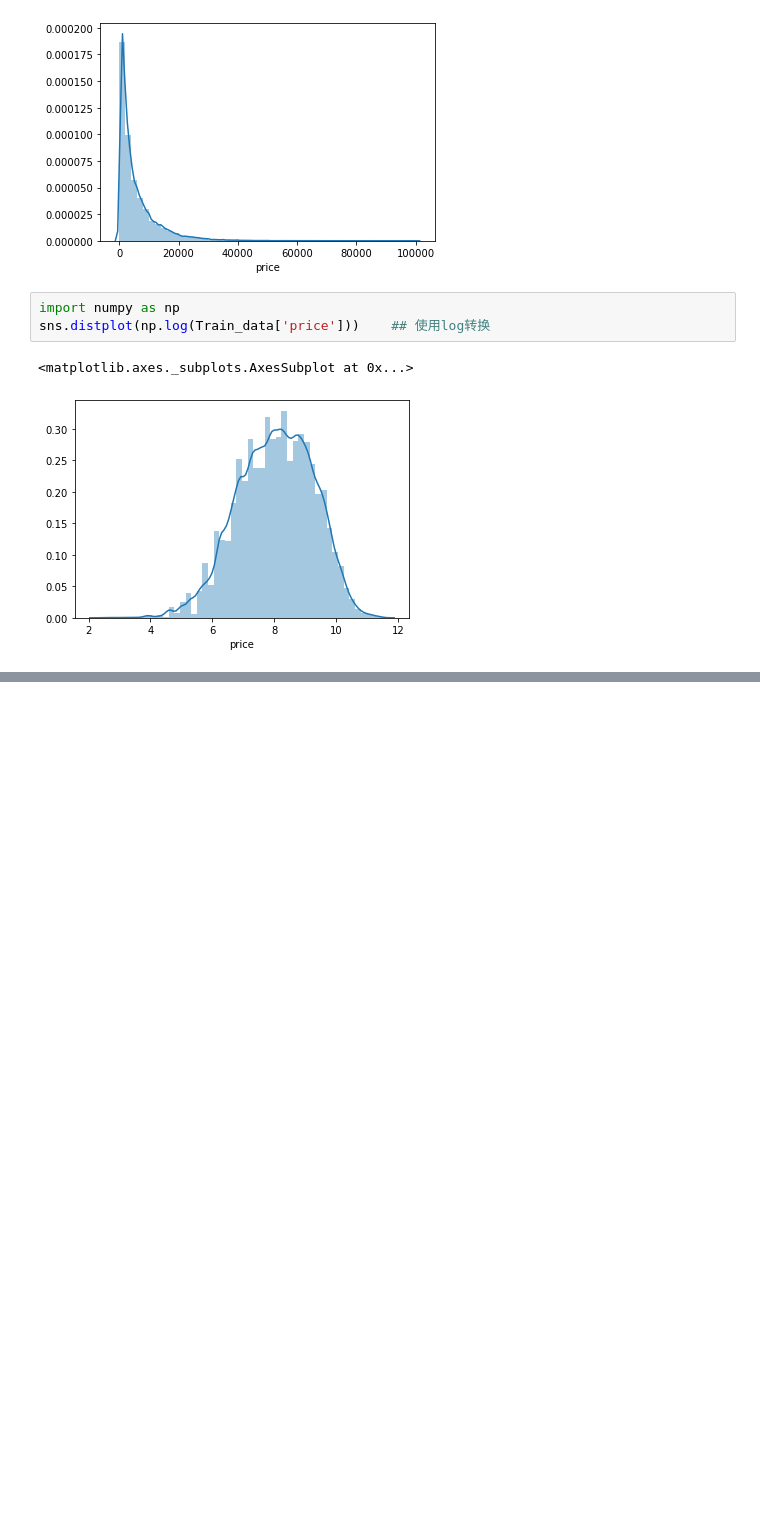
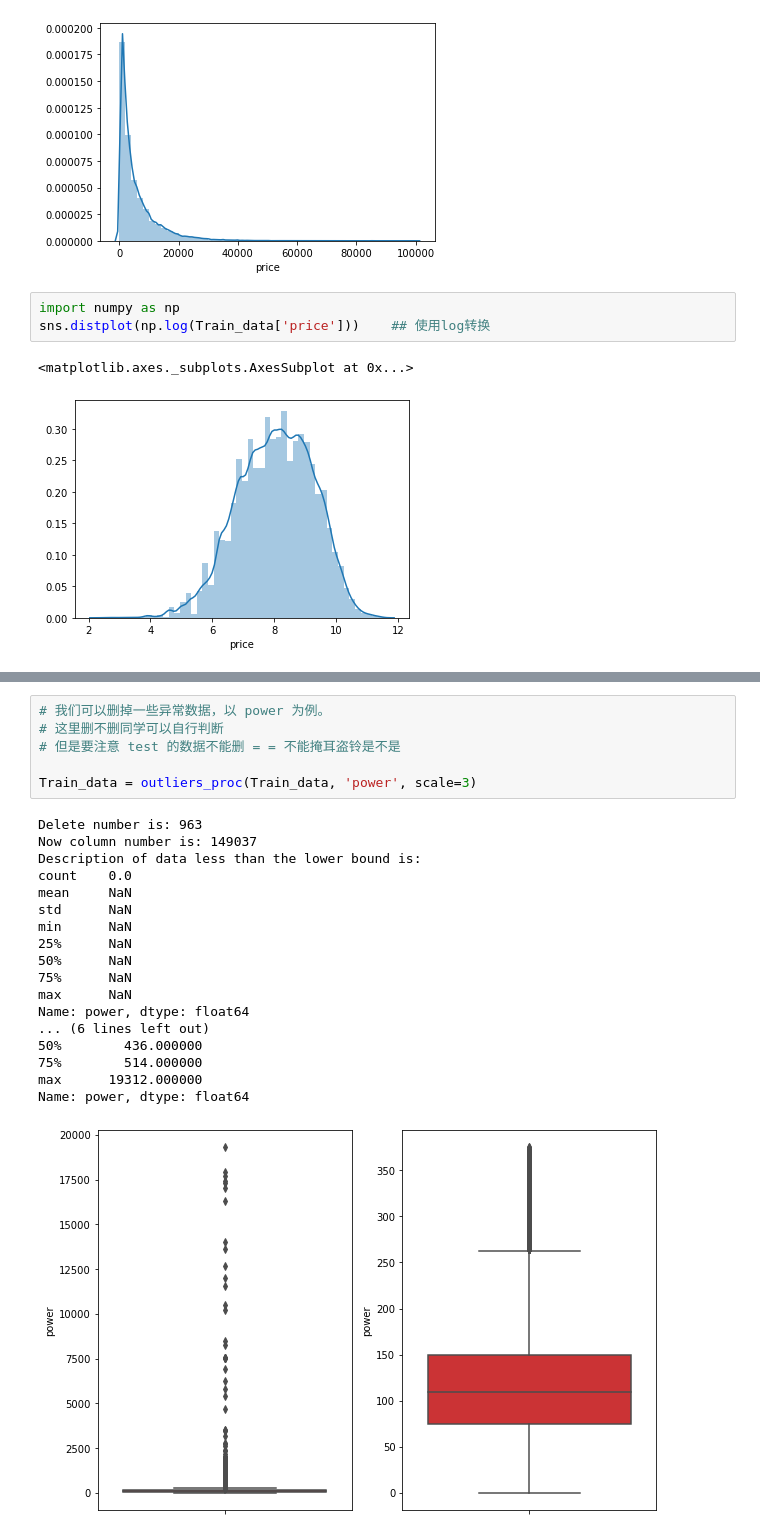
Before and after one commit to shubihu/coggle_learn, a Jupyter notebook: structured/car.ipynb, the cells around one changed output, grey strips where cells are left out. Saved outputs shown, nothing was run; the diff lists cells and outputs as text; blank space fills up the shorter version.

```diff
--- a/structured/car.ipynb
+++ b/structured/car.ipynb
@@ -210,0 +251,25 @@ sns.distplot(np.log(Train_data['price']))    ## 使用log转换
+# %%
+# 我们可以删掉一些异常数据，以 power 为例。
+# 这里删不删同学可以自行判断
+# 但是要注意 test 的数据不能删 = = 不能掩耳盗铃是不是
+
+Train_data = outliers_proc(Train_data, 'power', scale=3)
+# %% [output]
+Delete number is: 963
+Now column number is: 149037
+Description of data less than the lower bound is:
+count    0.0
+mean     NaN
+std      NaN
+min      NaN
+25%      NaN
+50%      NaN
+75%      NaN
+max      NaN
+Name: power, dtype: float64
+... (6 lines left out)
+50%        436.000000
+75%        514.000000
+max      19312.000000
+Name: power, dtype: float64
+[figure, added]
```
Also changed, not shown: parts of 25 cells of this notebook.
